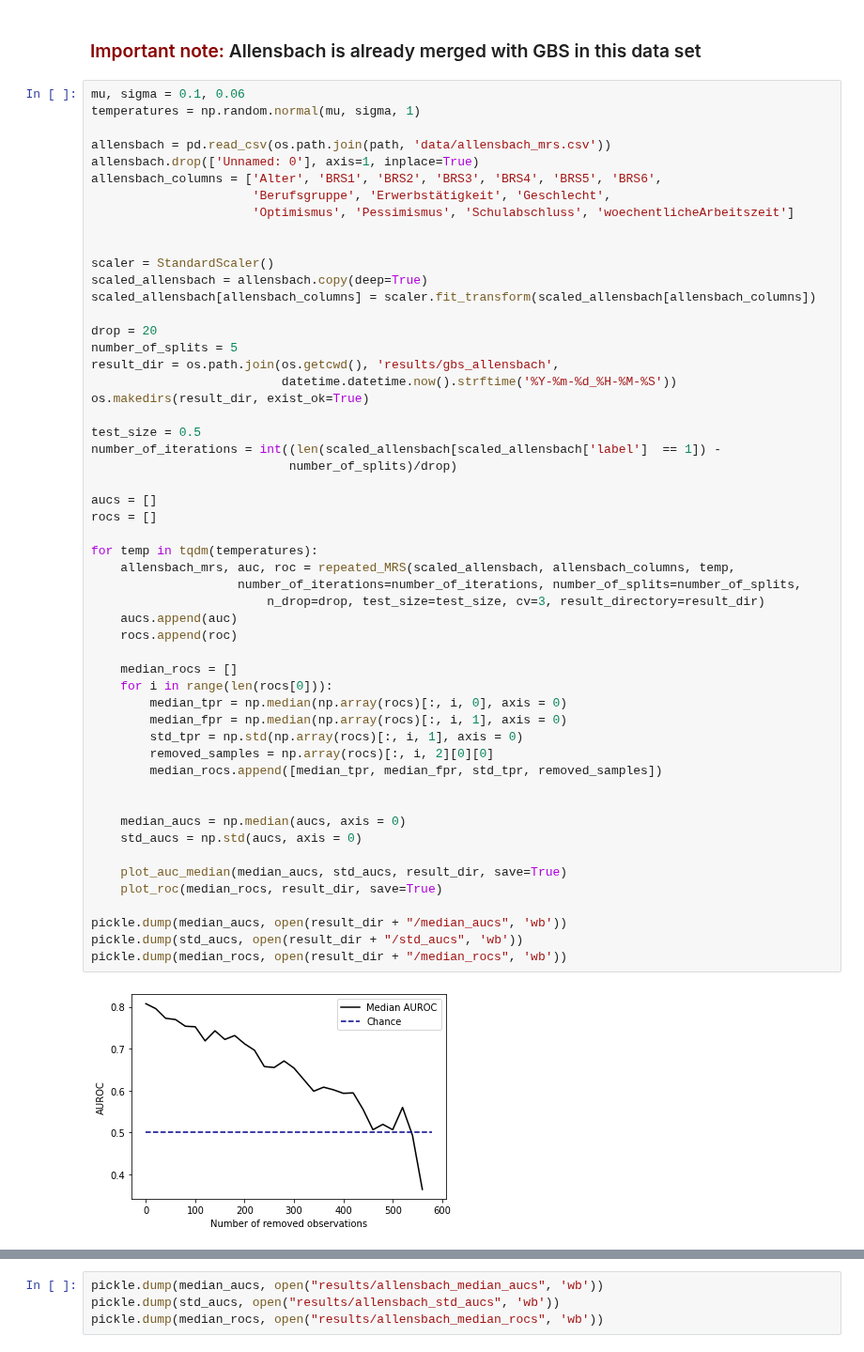
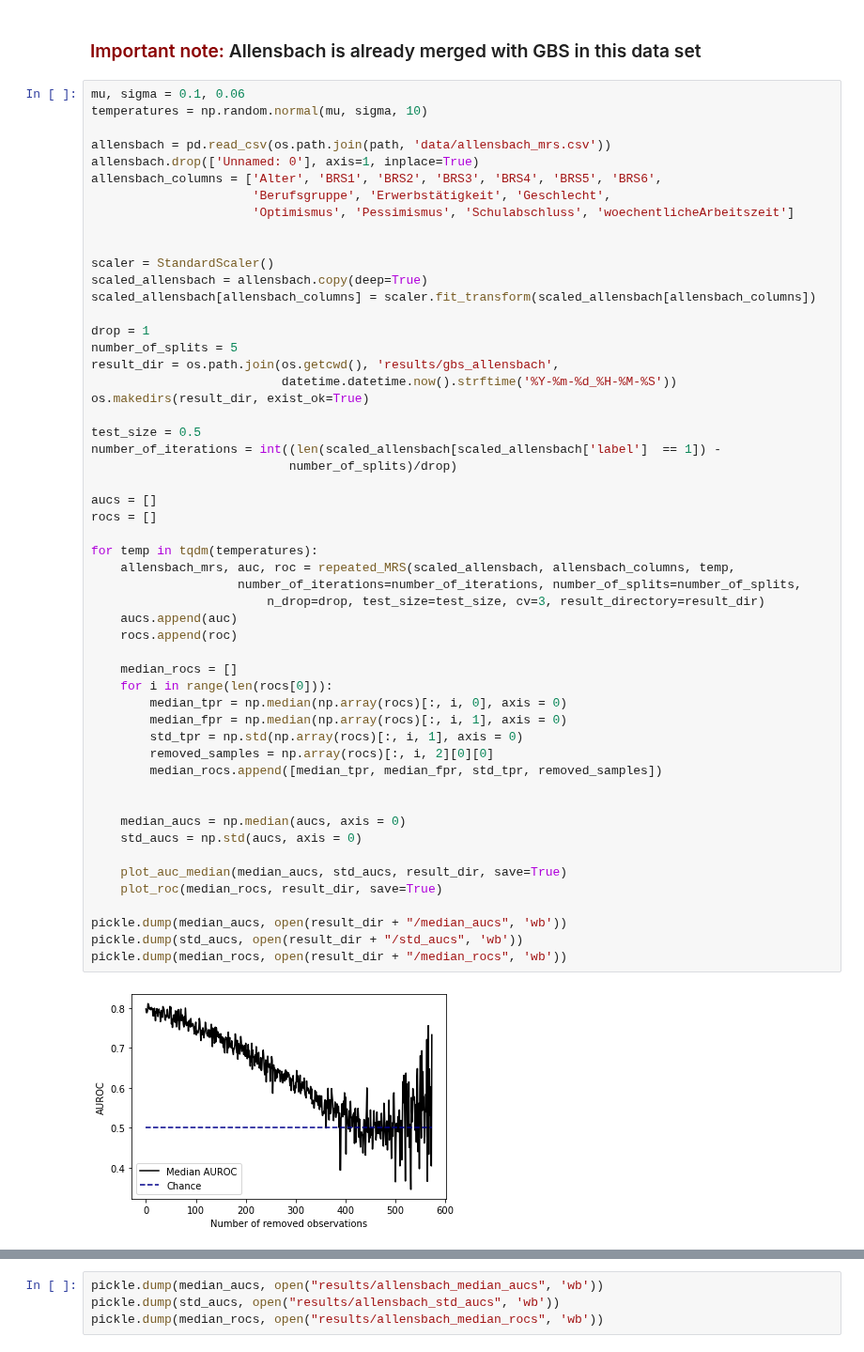
Before and after one commit to laksannathan/maximal-representative-sampling, a Jupyter notebook: src/Maximal Representative Sampling.ipynb, the cells around one changed output, grey strips where cells are left out. Shown at 94% size. Saved outputs shown, nothing was run; the diff lists cells and outputs as text.

```diff
--- a/src/Maximal Representative Sampling.ipynb
+++ b/src/Maximal Representative Sampling.ipynb
@@ -576,7 +576,7 @@ for temp in tqdm(temperatures):
 ### <font color='darkred'>Important note:</font>  <a name="allensbach"></a> Allensbach is already merged with GBS in this data set
 # %%
 mu, sigma = 0.1, 0.06
-temperatures = np.random.normal(mu, sigma, 1)
+temperatures = np.random.normal(mu, sigma, 10)
 
 allensbach = pd.read_csv(os.path.join(path, 'data/allensbach_mrs.csv'))
 allensbach.drop(['Unnamed: 0'], axis=1, inplace=True)
@@ -589,7 +589,7 @@ scaler = StandardScaler()
 scaled_allensbach = allensbach.copy(deep=True)
 scaled_allensbach[allensbach_columns] = scaler.fit_transform(scaled_allensbach[allensbach_columns])
 
-drop = 20
+drop = 1
 number_of_splits = 5
 result_dir = os.path.join(os.getcwd(), 'results/gbs_allensbach',
                           datetime.datetime.now().strftime('%Y-%m-%d_%H-%M-%S'))
@@ -601,31 +601,31 @@ number_of_iterations = int((len(scaled_allensbach[scaled_allensbach['label']  ==
 
 aucs = []
 rocs = []
 
 for temp in tqdm(temperatures):
     allensbach_mrs, auc, roc = repeated_MRS(scaled_allensbach, allensbach_columns, temp,
                     number_of_iterations=number_of_iterations, number_of_splits=number_of_splits,
                         n_drop=drop, test_size=test_size, cv=3, result_directory=result_dir)
     aucs.append(auc)
     rocs.append(roc)
 
     median_rocs = []
     for i in range(len(rocs[0])):
         median_tpr = np.median(np.array(rocs)[:, i, 0], axis = 0)
         median_fpr = np.median(np.array(rocs)[:, i, 1], axis = 0)
         std_tpr = np.std(np.array(rocs)[:, i, 1], axis = 0)
         removed_samples = np.array(rocs)[:, i, 2][0][0]
         median_rocs.append([median_tpr, median_fpr, std_tpr, removed_samples])
 
 
     median_aucs = np.median(aucs, axis = 0)
     std_aucs = np.std(aucs, axis = 0)
 
     plot_auc_median(median_aucs, std_aucs, result_dir, save=True)
     plot_roc(median_rocs, result_dir, save=True)
 
 pickle.dump(median_aucs, open(result_dir + "/median_aucs", 'wb'))
 pickle.dump(std_aucs, open(result_dir + "/std_aucs", 'wb'))
 pickle.dump(median_rocs, open(result_dir + "/median_rocs", 'wb'))
 # %% [output]
-[figure, old version]
+[figure, new version]
```
Also changed, not shown: parts of 13 cells of this notebook.
